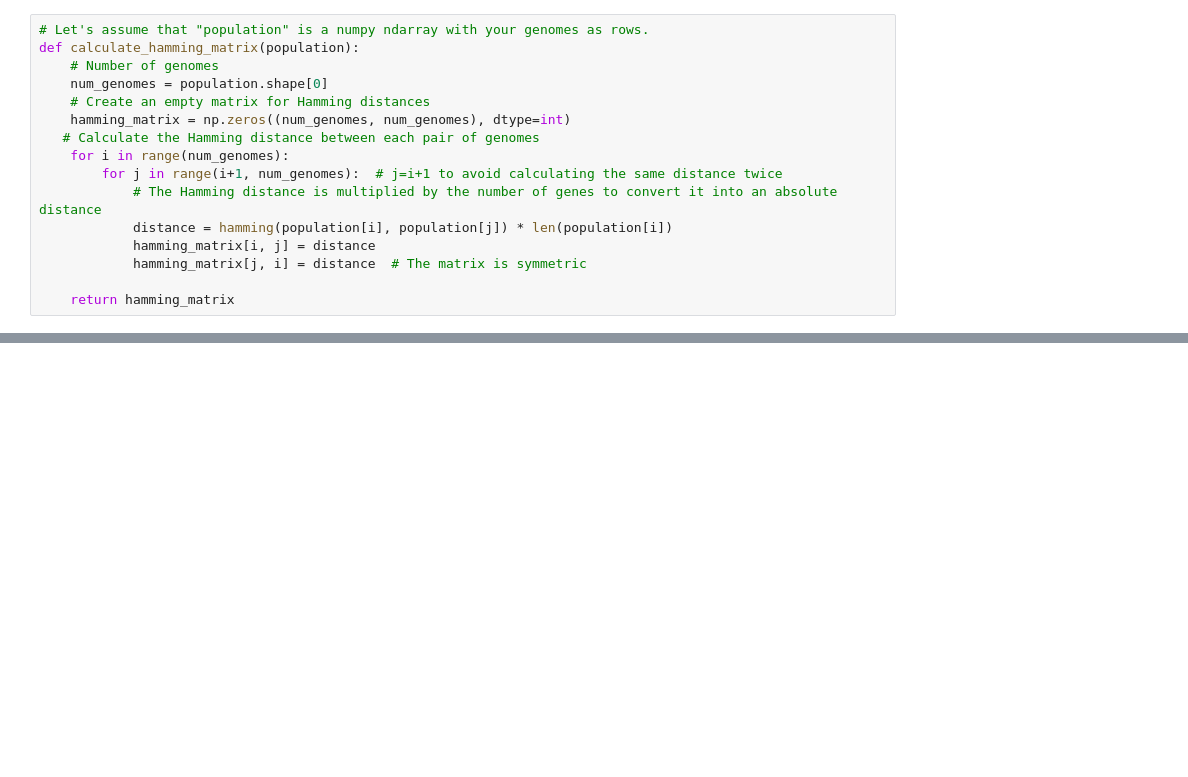
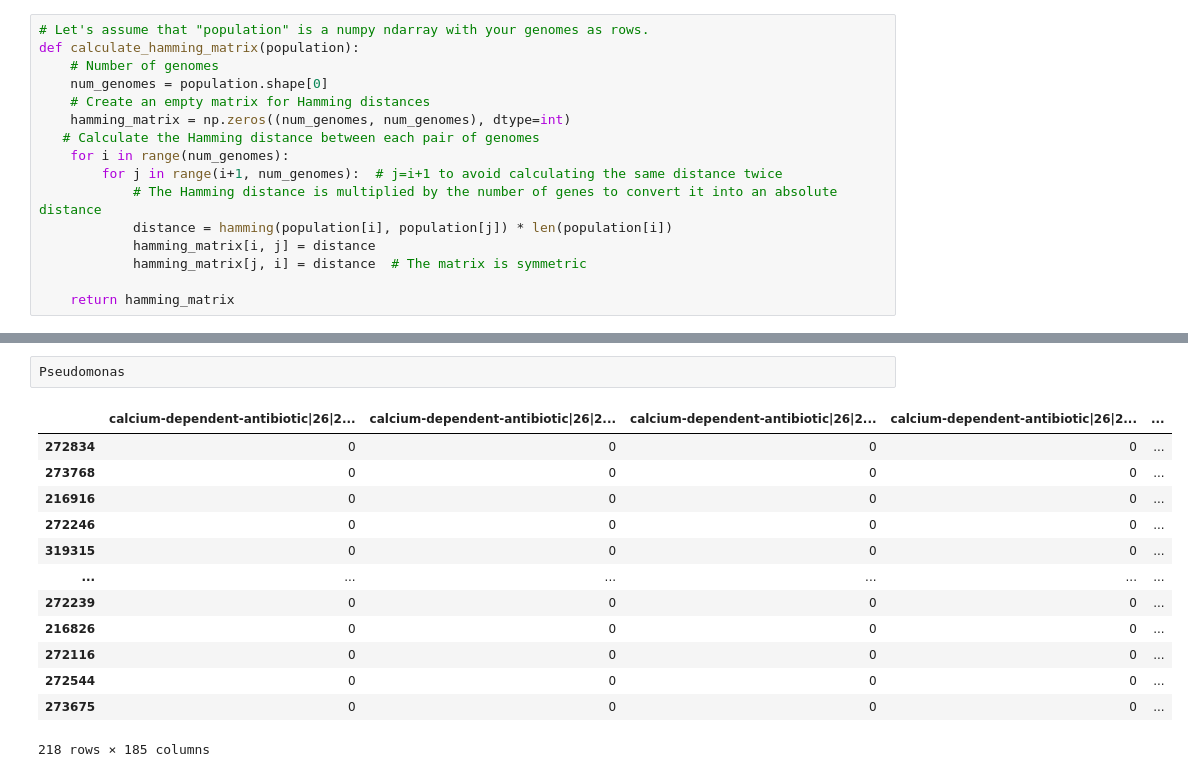
Before and after one commit to FFranciscoEspinosa/Tesis, a Jupyter notebook: notebooks/Tesis2_complejos_simpliciales.ipynb, the cells around one changed output, grey strips where cells are left out. Cells and saved outputs as stored; diff of their text form; blank space fills up the shorter version.

```diff
--- a/notebooks/Tesis2_complejos_simpliciales.ipynb
+++ b/notebooks/Tesis2_complejos_simpliciales.ipynb
@@ -113,0 +107,16 @@ len(Actinobacteria.values[0])
+# %%
+Pseudomonas
+# %% [output]
+|  | calcium-dependent-antibiotic|26|2... | calcium-dependent-antibiotic|26|2... | calcium-dependent-antibiotic|26|2... | calcium-dependent-antibiotic|26|2... | ... |
+| 272834 | 0 | 0 | 0 | 0 | ... |
+| 273768 | 0 | 0 | 0 | 0 | ... |
+| 216916 | 0 | 0 | 0 | 0 | ... |
+| 272246 | 0 | 0 | 0 | 0 | ... |
+| 319315 | 0 | 0 | 0 | 0 | ... |
+| ... | ... | ... | ... | ... | ... |
+| 272239 | 0 | 0 | 0 | 0 | ... |
+| 216826 | 0 | 0 | 0 | 0 | ... |
+| 272116 | 0 | 0 | 0 | 0 | ... |
+| 272544 | 0 | 0 | 0 | 0 | ... |
+| 273675 | 0 | 0 | 0 | 0 | ... |
+218 rows × 185 columns
```
Also changed, not shown: parts of 22 cells of this notebook, 12 other files.
